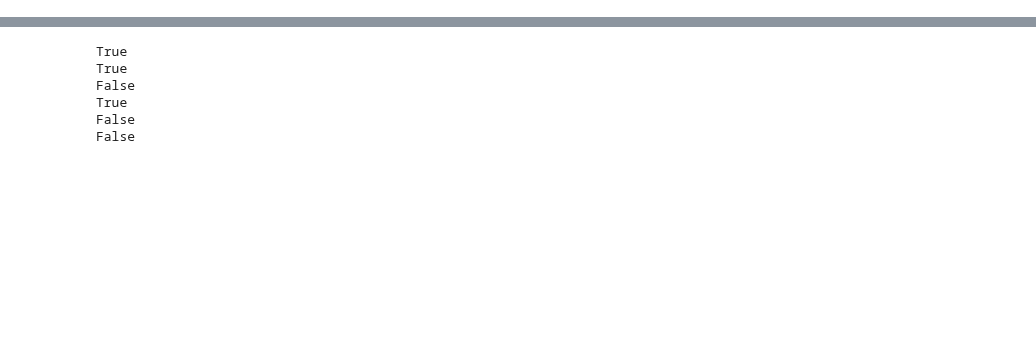
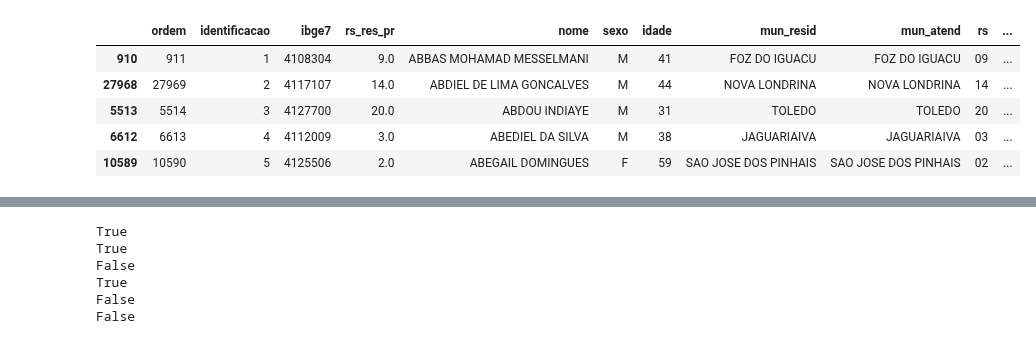
Before and after one commit to vinnylg/covid19datascience, a Jupyter notebook: tb_pacientes_correcoes.ipynb, the cells around one changed output, grey strips where cells are left out. Saved outputs shown, nothing was run; the diff lists cells and outputs as text; code cells hidden in the pictures; blank space fills up the shorter version.

```diff
--- a/tb_pacientes_correcoes.ipynb
+++ b/tb_pacientes_correcoes.ipynb
@@ -48,0 +49,11 @@ casos tb_pacientes: (569911, 48)
+# %%
+casosc['identificacao'] = casosc['identificacao'].apply(int)
+casosc = casosc.sort_values('identificacao')
+casosc.head()
+# %% [output]
+|  | ordem | identificacao | ibge7 | rs_res_pr | nome | sexo | idade | mun_resid | mun_atend | rs | ... |
+| 910 | 911 | 1 | 4108304 | 9.0 | ABBAS MOHAMAD MESSELMANI | M | 41 | FOZ DO IGUACU | FOZ DO IGUACU | 09 | ... |
+| 27968 | 27969 | 2 | 4117107 | 14.0 | ABDIEL DE LIMA GONCALVES | M | 44 | NOVA LONDRINA | NOVA LONDRINA | 14 | ... |
+| 5513 | 5514 | 3 | 4127700 | 20.0 | ABDOU INDIAYE | M | 31 | TOLEDO | TOLEDO | 20 | ... |
+| 6612 | 6613 | 4 | 4112009 | 3.0 | ABEDIEL DA SILVA | M | 38 | JAGUARIAIVA | JAGUARIAIVA | 03 | ... |
+| 10589 | 10590 | 5 | 4125506 | 2.0 | ABEGAIL DOMINGUES | F | 59 | SAO JOSE DOS PINHAIS | SAO JOSE DOS PINHAIS | 02 | ... |
```
Also changed, not shown: parts of 12 cells of this notebook, 1 other file.
